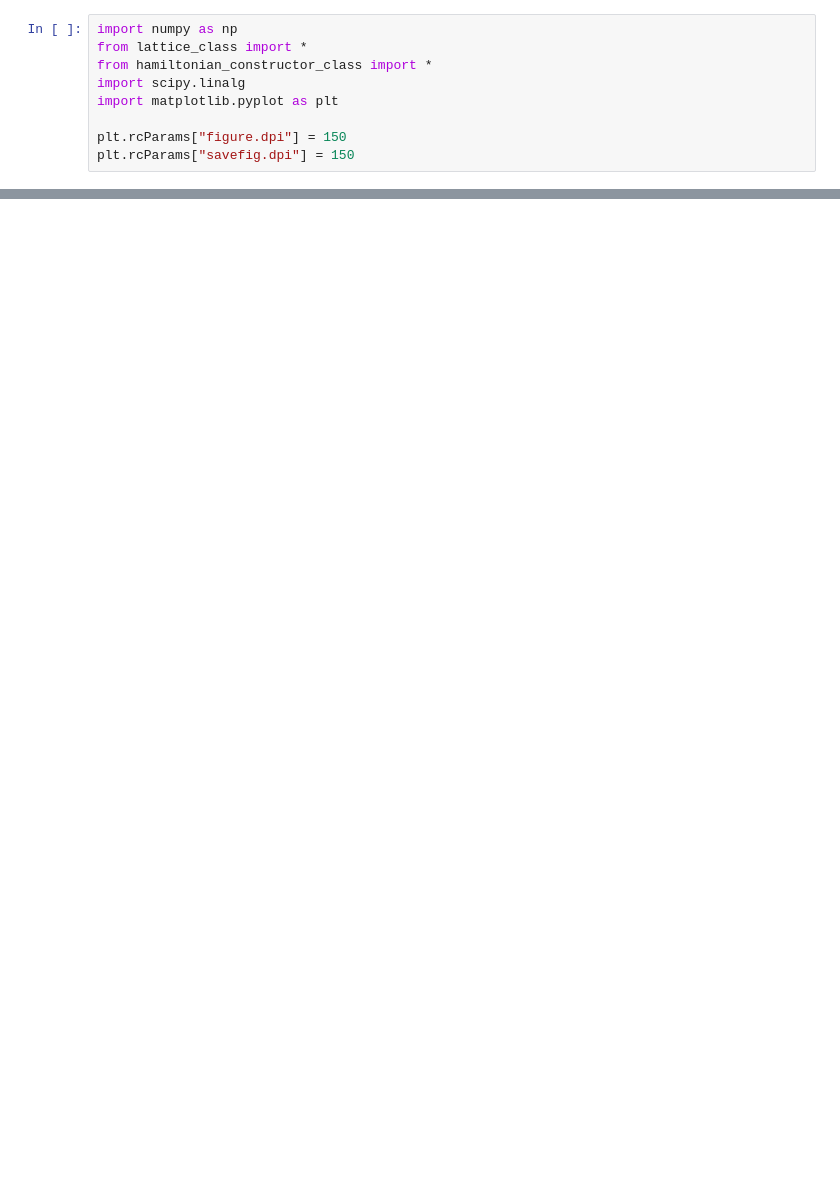
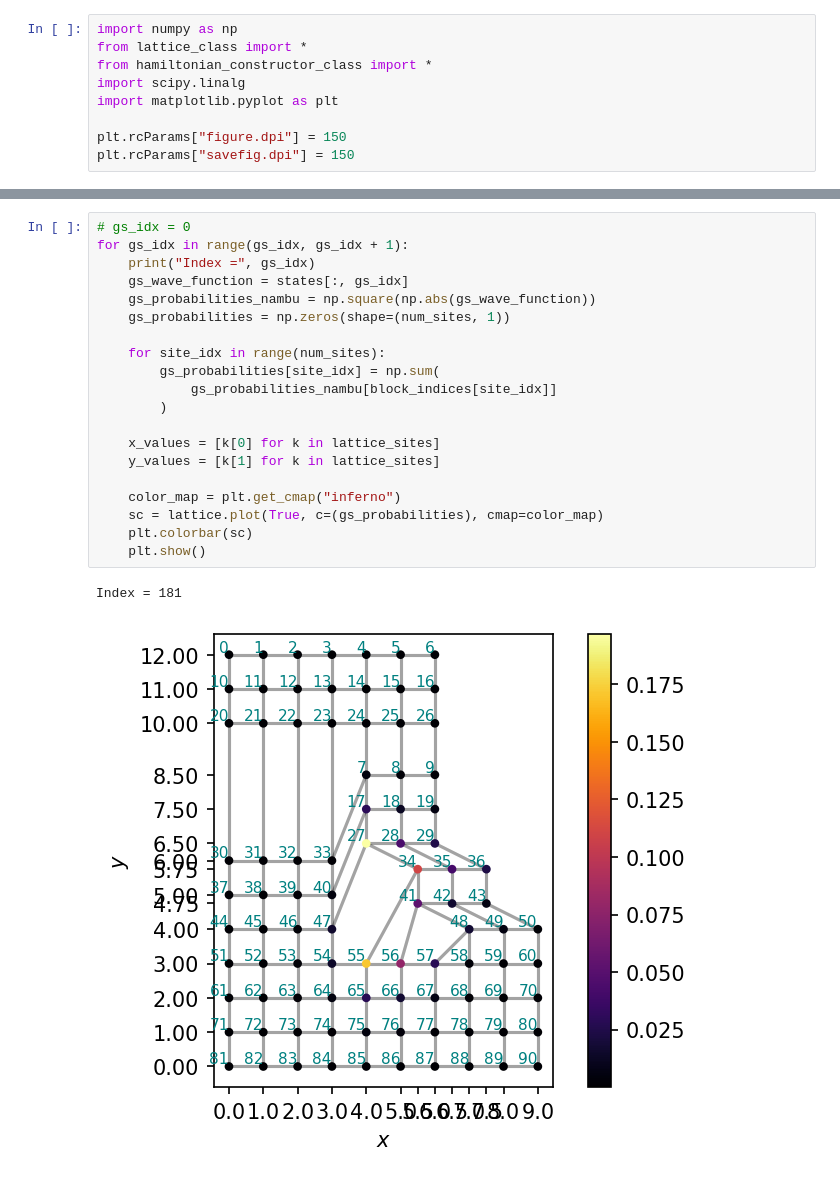
Before and after one commit to isschoch/chiral-p-wave-on-buckyball-geometry, a Jupyter notebook: disclination_dipole_elegant.ipynb, the cells around one changed output, grey strips where cells are left out. Cells and saved outputs as stored; diff of their text form; blank space fills up the shorter version.

```diff
--- a/disclination_dipole_elegant.ipynb
+++ b/disclination_dipole_elegant.ipynb
@@ -19,0 +95,23 @@ lattice.plot(True)
+# %%
+# gs_idx = 0
+for gs_idx in range(gs_idx, gs_idx + 1):
+    print("Index =", gs_idx)
+    gs_wave_function = states[:, gs_idx]
+    gs_probabilities_nambu = np.square(np.abs(gs_wave_function))
+    gs_probabilities = np.zeros(shape=(num_sites, 1))
+
+    for site_idx in range(num_sites):
+        gs_probabilities[site_idx] = np.sum(
+            gs_probabilities_nambu[block_indices[site_idx]]
+        )
+
+    x_values = [k[0] for k in lattice_sites]
+    y_values = [k[1] for k in lattice_sites]
+
+    color_map = plt.get_cmap("inferno")
+    sc = lattice.plot(True, c=(gs_probabilities), cmap=color_map)
+    plt.colorbar(sc)
+    plt.show()
+# %% [output]
+Index = 181
+[figure, added]
```
Also changed, not shown: parts of 4 cells of this notebook, 13 other files.
